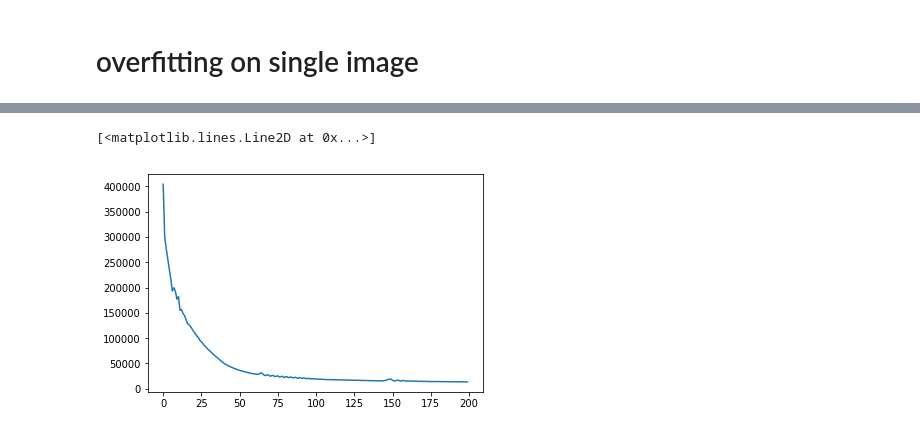
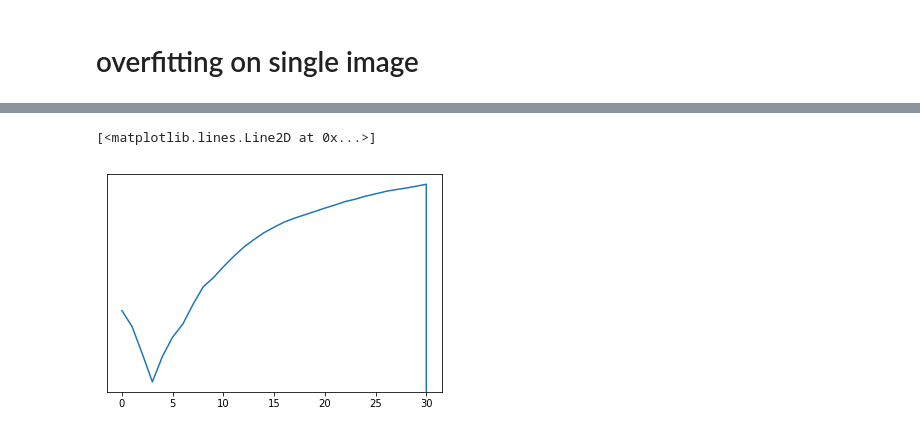
Before and after one commit to amritkumar9595/fastMRI, a Jupyter notebook: loader_tests.ipynb, the cells around one changed output, grey strips where cells are left out. Saved outputs shown, nothing was run; the diff lists cells and outputs as text; code cells hidden in the pictures.

```diff
--- a/loader_tests.ipynb
+++ b/loader_tests.ipynb
@@ -188,7 +194,12 @@ model.train()
 v = []
 for _ in tqdm(range(200)):
     output = model(ksp_shifted.cuda())
-    loss = F.mse_loss(output, tgt.cuda(),reduction='sum')
+
+#     loss = F.l1_loss(output/(tgt.cuda()),1+target_zeros,reduction='sum')
+    loss = torch.sum((torch.log(abs(output/(tgt.cuda())))))   #-(1+target_zeros))
+    print(loss)
+#     loss = torch.norm(output-tgt.cuda(),p=)
+
     v.append(loss.item())
     optimizer.zero_grad()
     loss.backward()
@@ -196,8 +245,8 @@ for _ in tqdm(range(200)):
 # %%
-plt.plot(v)
+plt.semilogy(v)
 # %% [output]
 [<matplotlib.lines.Line2D at 0x...>]
-[figure, old version]
+[figure, new version]
 # %%
 model.eval()
 output = model(ksp_shifted.cuda())
```
Also changed, not shown: parts of 32 cells of this notebook, 3 other files.
